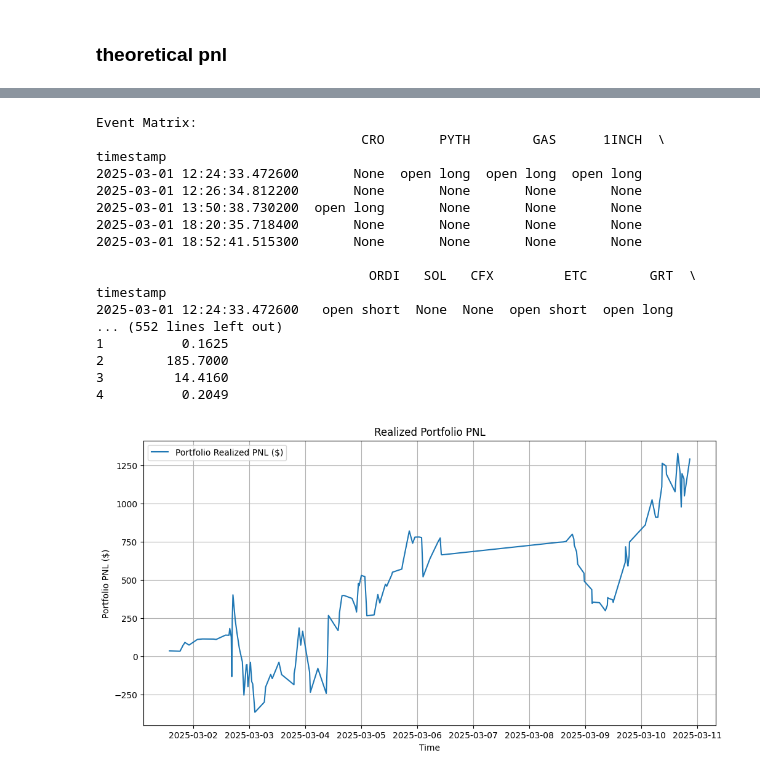
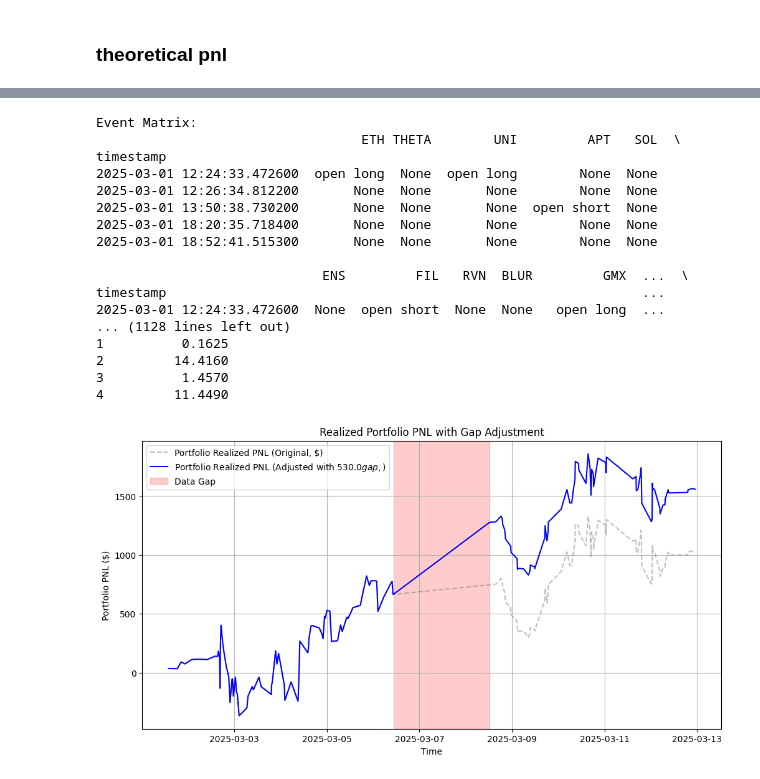
Before and after one commit to marescialloNino/pnl-analysis, a Jupyter notebook: okx_positions.ipynb, the cells around one changed output, grey strips where cells are left out. Drawn from its saved outputs; the diff is of its cells as text; code cells hidden in the pictures.

```diff
--- a/okx_positions.ipynb
+++ b/okx_positions.ipynb
@@ -404,9 +404,9 @@ timestamp
 # %%
 # Define the time range for filtering
 start_time = datetime.strptime("2025/03/01 12:20:38.977684", "%Y/%m/%d %H:%M:%S.%f")
-end_time = datetime.strptime("2025/03/10 23:52:38.458488", "%Y/%m/%d %H:%M:%S.%f")
+end_time = datetime.strptime("2025/03/12 23:52:45.906987", "%Y/%m/%d %H:%M:%S.%f")
 
-print("\nFiltering DataFrames to time range: 2025/03/01 12:20:38.977684 to 2025/03/10 23:52:38.458488")
+print("\nFiltering DataFrames to time range: 2025/03/01 12:20:38.977684 to 2025/03/12 23:52:45.906987")
 positions_3_df = positions_3_df.loc[start_time:end_time]
 theo_df = theo_df.loc[start_time:end_time]
 qty_df = qty_df.loc[start_time:end_time]
@@ -798,47 +828,80 @@ def calculate_realized_pnl_from_matrix(df_events: pd.DataFrame, df_quantities: p
 # %%
 
 df_events_matrix = build_event_matrix(qty_df, pos_dir_df)
 print("Event Matrix:")
 print(df_events_matrix.head())
 df_events_matrix.to_csv("events_matrix.csv")
 
 print("\nCalculating Realized PNL from Event Matrix...")
 df_position_pnl, df_portfolio_pnl, df_pnl_events = calculate_realized_pnl_from_matrix(df_events_matrix, qty_df,nextbar_prices_df,values_df)
 print("Position PNL:")
 print(df_position_pnl.head())
 print("\nPortfolio PNL at realization events:")
 print(df_portfolio_pnl.head())
 print("\nPNL Events:")
 print(df_pnl_events.head())
 df_position_pnl.to_csv("position_pnl.csv", index=False)
 df_portfolio_pnl.to_csv("realized_portfolio_pnl.csv", index=False)
 df_pnl_events.to_csv("pnl_events.csv", index=False)
 
+
+# New section: Adjust for missing data
+# Step 1: Identify the gap (example timestamps - replace with your actual gap)
+gap_end = pd.Timestamp("2025-03-06 10:26:55")  # Last data point before gap (adjust based on your data)
+gap_resume = pd.Timestamp("2025-03-08 12:22:31")  # First data point after gap (adjust based on your data)
+
+# Step 2: Manual PNL for the gap (replace with your calculated value)
+manual_pnl_during_gap = 530.0  # Example: $500 PNL during the missing days (your hand-calculated value)
+
+# Step 3: Adjust df_portfolio_pnl
+df_portfolio_pnl_adjusted = df_portfolio_pnl.copy()
+mask_after_gap = df_portfolio_pnl_adjusted['timestamp'] >= gap_resume
+if mask_after_gap.any():
+    df_portfolio_pnl_adjusted.loc[mask_after_gap, 'portfolio_pnl'] += manual_pnl_during_gap
+else:
+    print("WARNING: No data found after the gap resumption timestamp. Check gap_resume value.")
+
+# Step 4: Plot with adjustment
 plt.figure(figsize=(12, 6))
-plt.plot(df_portfolio_pnl["timestamp"].to_numpy(), df_portfolio_pnl["portfolio_pnl"].to_numpy(), label="Portfolio Realized PNL ($)")
+
+# Plot original PNL (for reference)
+plt.plot(df_portfolio_pnl["timestamp"].to_numpy(), df_portfolio_pnl["portfolio_pnl"].to_numpy(),
+         label="Portfolio Realized PNL (Original, $)", color='gray', linestyle='--', alpha=0.5)
+
+# Plot adjusted PNL
+plt.plot(df_portfolio_pnl_adjusted["timestamp"].to_numpy(), df_portfolio_pnl_adjusted["portfolio_pnl"].to_numpy(),
+         label=f"Portfolio Realized PNL (Adjusted with ${manual_pnl_during_gap} gap, $)", color='blue')
+
+# Highlight the gap
+plt.axvspan(gap_end, gap_resume, color='red', alpha=0.2, label='Data Gap')
+
 plt.xlabel("Time")
 plt.ylabel("Portfolio PNL ($)")
-plt.title("Realized Portfolio PNL")
+plt.title("Realized Portfolio PNL with Gap Adjustment")
 plt.legend()
 plt.grid()
-plt.savefig("realized_portfolio_pnl.png", dpi=300)
+plt.savefig("realized_portfolio_pnl_adjusted.png", dpi=300)
 plt.show()
+
+# Print adjusted DataFrame for verification
+print("\nAdjusted Portfolio PNL (with gap correction):")
+print(df_portfolio_pnl_adjusted.tail())
 # %% [output]
 Event Matrix:
-                                  CRO       PYTH        GAS      1INCH  \
+                                  ETH THETA        UNI         APT   SOL  \
 timestamp
-2025-03-01 12:24:33.472600       None  open long  open long  open long
-2025-03-01 12:26:34.812200       None       None       None       None
-2025-03-01 13:50:38.730200  open long       None       None       None
-2025-03-01 18:20:35.718400       None       None       None       None
-2025-03-01 18:52:41.515300       None       None       None       None
+2025-03-01 12:24:33.472600  open long  None  open long        None  None
+2025-03-01 12:26:34.812200       None  None       None        None  None
+2025-03-01 13:50:38.730200       None  None       None  open short  None
+2025-03-01 18:20:35.718400       None  None       None        None  None
+2025-03-01 18:52:41.515300       None  None       None        None  None
 
-                                   ORDI   SOL   CFX         ETC        GRT  \
-timestamp
-2025-03-01 12:24:33.472600   open short  None  None  open short  open long
-... (552 lines left out)
+                             ENS         FIL   RVN  BLUR         GMX  ...  \
+timestamp                                                             ...
+2025-03-01 12:24:33.472600  None  open short  None  None   open long  ...
+... (1128 lines left out)
 1          0.1625
-2        185.7000
-3         14.4160
-4          0.2049
+2         14.4160
+3          1.4570
+4         11.4490
-[figure, old version]
+[figure, new version]
```
Also changed, not shown: parts of 10 cells of this notebook, 19 other files.
